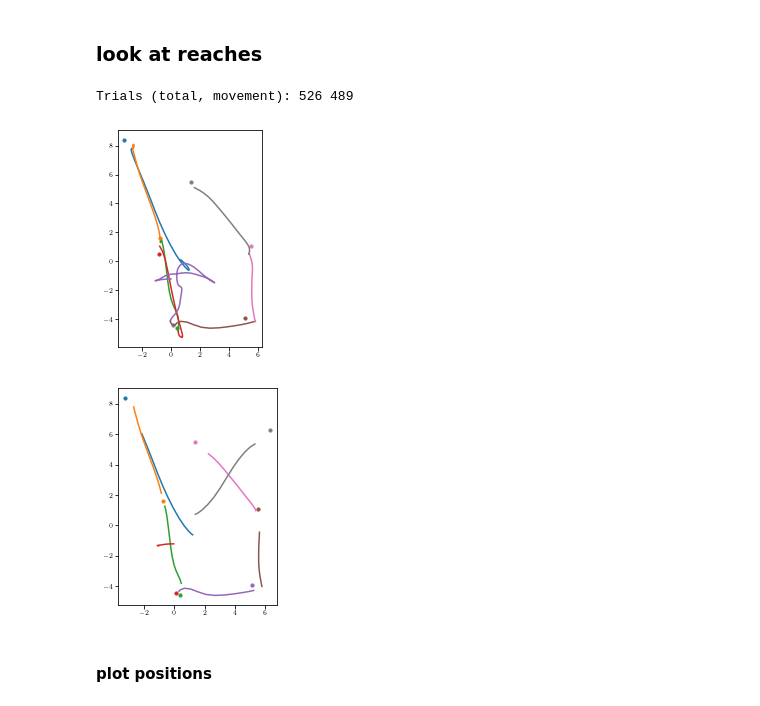
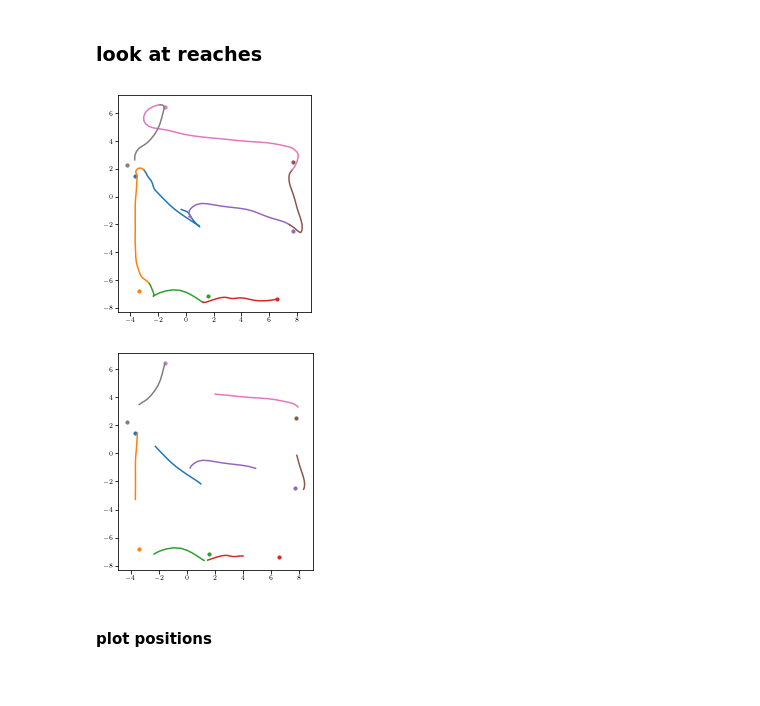
Before and after one commit to AtMostafa/multi-animal-alignment, a Jupyter notebook: random_walk/random_walk.ipynb, the cells around one changed output. Drawn from its saved outputs; the diff is of its cells as text; code cells hidden in the pictures.

```diff
--- a/random_walk/random_walk.ipynb
+++ b/random_walk/random_walk.ipynb
@@ -82,7 +85,7 @@ def prep_general (df):
     if len(MCx_signals) > 1:
         df_ = pyal.merge_signals(df_, MCx_signals, 'MCx_spikes')
     elif len(MCx_signals) == 1:
-        df_ = pyal.rename_fields(df_, {MCx_signals[0]:'MCx_spikes'})
+        df_['MCx_spikes'] = df_[MCx_signals[0]].copy() #TODO: diff from orig prep_general
     time_signals = [signal for signal in pyal.get_time_varying_fields(df_) if 'spikes' in signal]
 
     #select trials
@@ -300,27 +261,23 @@ Trials (total, movement): 526 489
 ### look at reaches
 # %%
 %matplotlib inline
-# sequential reaches
-# #all starting locations
-# plt.figure()
-# for pos,targets in zip(df_reaches.pos[:], df_reaches.target_center[:]):
-#     plt.scatter(*pos[0].T)
-#     # plt.scatter(*targets[:].T, s = 10)
-# plt.gca().set_aspect(1)
+df_reaches = all_reach_dfs[9]
+df_reaches_move = all_reach_move_dfs[9]
 
+#whole trial
 ntrials = 8
 plt.figure()
 for pos,targets in zip(df_reaches.pos[:ntrials], df_reaches.target_center[:ntrials]):
     plt.plot(*pos[:].T)
     plt.scatter(*targets[:].T, s = 10)
 plt.gca().set_aspect(1)
 
+#movement epoch
 plt.figure()
 for pos,targets in zip(df_reaches_move.pos[:ntrials], df_reaches_move.target_center[:ntrials]):
     plt.plot(*pos[:].T)
     plt.scatter(*targets[:].T, s = 10)
 plt.gca().set_aspect(1)
 # %% [output]
-Trials (total, movement): 526 489
-[figure, old version]
+[figure, new version]
-[figure, old version]
+[figure, new version]
```
Also changed, not shown: parts of 16 cells of this notebook.
